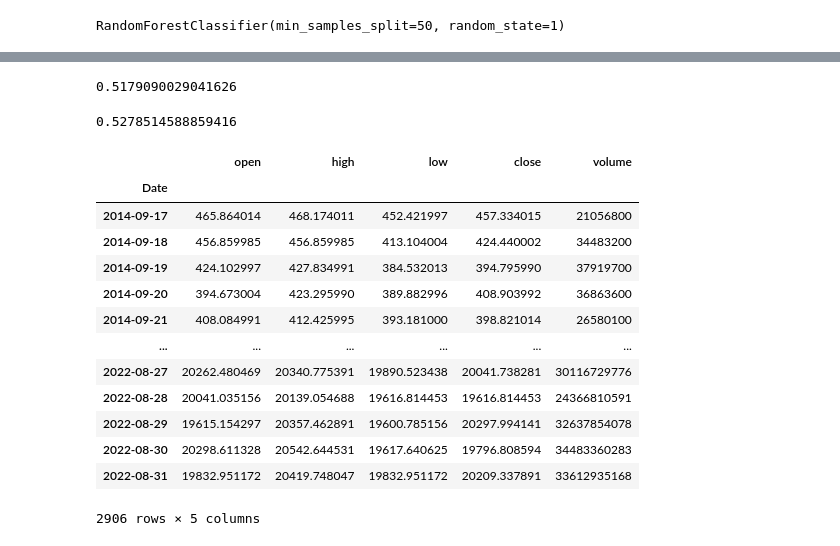
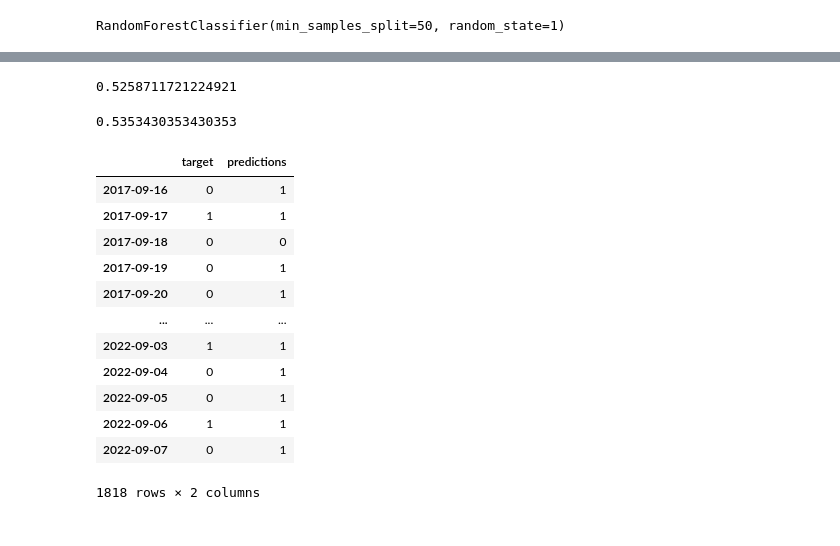
Before and after one commit to dataquestio/project-walkthroughs, a Jupyter notebook: bitcoin_price/prediction.ipynb, the cells around one changed output, grey strips where cells are left out. Saved outputs shown, nothing was run; the diff lists cells and outputs as text; code cells hidden in the pictures.

Commit message:
Add predictions for tomorrow

```diff
--- a/bitcoin_price/prediction.ipynb
+++ b/bitcoin_price/prediction.ipynb
@@ -79,7 +93,7 @@ model = RandomForestClassifier(n_estimators=100, min_samples_split=50, random_st
 train = btc.iloc[:-200]
 test = btc.iloc[-200:]
 
-predictors = ["close", "volume", "open", "high", "low", "edit_count", "ratio", "difference"]
+predictors = ["close", "volume", "open", "high", "low", "edit_count", "ratio", "difference", "sentiment", "neg_sentiment"]
 model.fit(train[predictors], train["target"])
 # %% [output]
 RandomForestClassifier(min_samples_split=50, random_state=1)
@@ -123,49 +137,48 @@ Name: predictions, dtype: int64
 # %%
 precision_score(predictions["target"], predictions["predictions"])
 # %% [output]
-0.5179090029041626
+0.5258711721224921
 # %%
-horizons = [2,7,60,365]
-new_predictors = []
+def compute_rolling(btc):
+    horizons = [2,7,60,365]
+    new_predictors = ["close", "sentiment", "neg_sentiment"]
 
-for horizon in horizons:
-    rolling_averages = btc.rolling(horizon).mean()
+    for horizon in horizons:
+        rolling_averages = btc.rolling(horizon, min_periods=1).mean()
 
-    ratio_column = f"close_ratio_{horizon}"
-    btc[ratio_column] = btc["close"] / rolling_averages["close"]
+        ratio_column = f"close_ratio_{horizon}"
+        btc[ratio_column] = btc["close"] / rolling_averages["close"]
 
-    rolling = btc.rolling(horizon, closed='left').mean()
-    trend_column = f"trend_{horizon}"
-    btc[trend_column] = rolling["target"]
+        rolling = btc.rolling(horizon, closed='left').mean()
+        trend_column = f"trend_{horizon}"
+        btc[trend_column] = rolling["target"]
 
-    edit_column = f"edit_{horizon}"
-    btc[edit_column] = rolling["edit_count"]
+        edit_column = f"edit_{horizon}"
+        btc[edit_column] = rolling["edit_count"]
 
-    new_predictors+= [ratio_column, trend_column, edit_column]
+        new_predictors+= [ratio_column, trend_column, edit_column]
+    return btc, new_predictors
 # %%
-btc = btc.dropna()
-
-btc["hl"] = btc["high"] / btc["low"]
+btc, new_predictors = compute_rolling(btc.copy())
 # %%
-predictions = backtest(btc, model, new_predictors + ["close"])
+predictions = backtest(btc, model, new_predictors)
 # %%
 precision_score(predictions["target"], predictions["predictions"])
 # %% [output]
-0.5278514588859416
+0.5353430353430353
 # %%
-btc_orig
+predictions
 # %% [output]
-|  | open | high | low | close | volume |
-| Date |  |  |  |  |  |
-| 2014-09-17 | 465.864014 | 468.174011 | 452.421997 | 457.334015 | 21056800 |
-| 2014-09-18 | 456.859985 | 456.859985 | 413.104004 | 424.440002 | 34483200 |
-| 2014-09-19 | 424.102997 | 427.834991 | 384.532013 | 394.795990 | 37919700 |
-| 2014-09-20 | 394.673004 | 423.295990 | 389.882996 | 408.903992 | 36863600 |
-| 2014-09-21 | 408.084991 | 412.425995 | 393.181000 | 398.821014 | 26580100 |
-| ... | ... | ... | ... | ... | ... |
-| 2022-08-27 | 20262.480469 | 20340.775391 | 19890.523438 | 20041.738281 | 30116729776 |
-| 2022-08-28 | 20041.035156 | 20139.054688 | 19616.814453 | 19616.814453 | 24366810591 |
-| 2022-08-29 | 19615.154297 | 20357.462891 | 19600.785156 | 20297.994141 | 32637854078 |
-| 2022-08-30 | 20298.611328 | 20542.644531 | 19617.640625 | 19796.808594 | 34483360283 |
-| 2022-08-31 | 19832.951172 | 20419.748047 | 19832.951172 | 20209.337891 | 33612935168 |
+|  | target | predictions |
+| 2017-09-16 | 0 | 1 |
+| 2017-09-17 | 1 | 1 |
+| 2017-09-18 | 0 | 0 |
+| 2017-09-19 | 0 | 1 |
+| 2017-09-20 | 0 | 1 |
+| ... | ... | ... |
+| 2022-09-03 | 1 | 1 |
+| 2022-09-04 | 0 | 1 |
+| 2022-09-05 | 0 | 1 |
+| 2022-09-06 | 1 | 1 |
+| 2022-09-07 | 0 | 1 |
-2906 rows × 5 columns
+1818 rows × 2 columns
```
Also changed, not shown: parts of 12 cells of this notebook, 5 other files.
